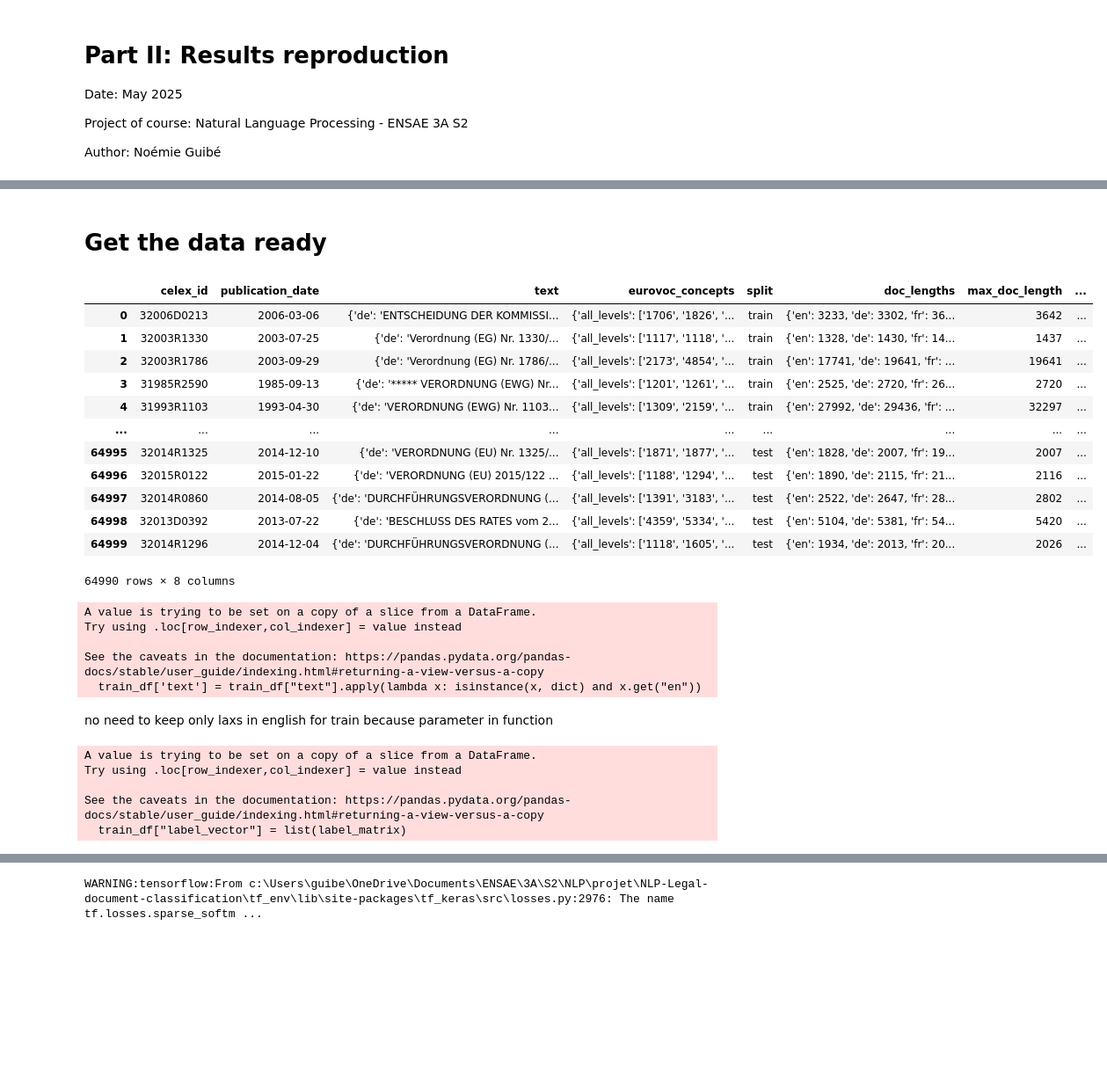
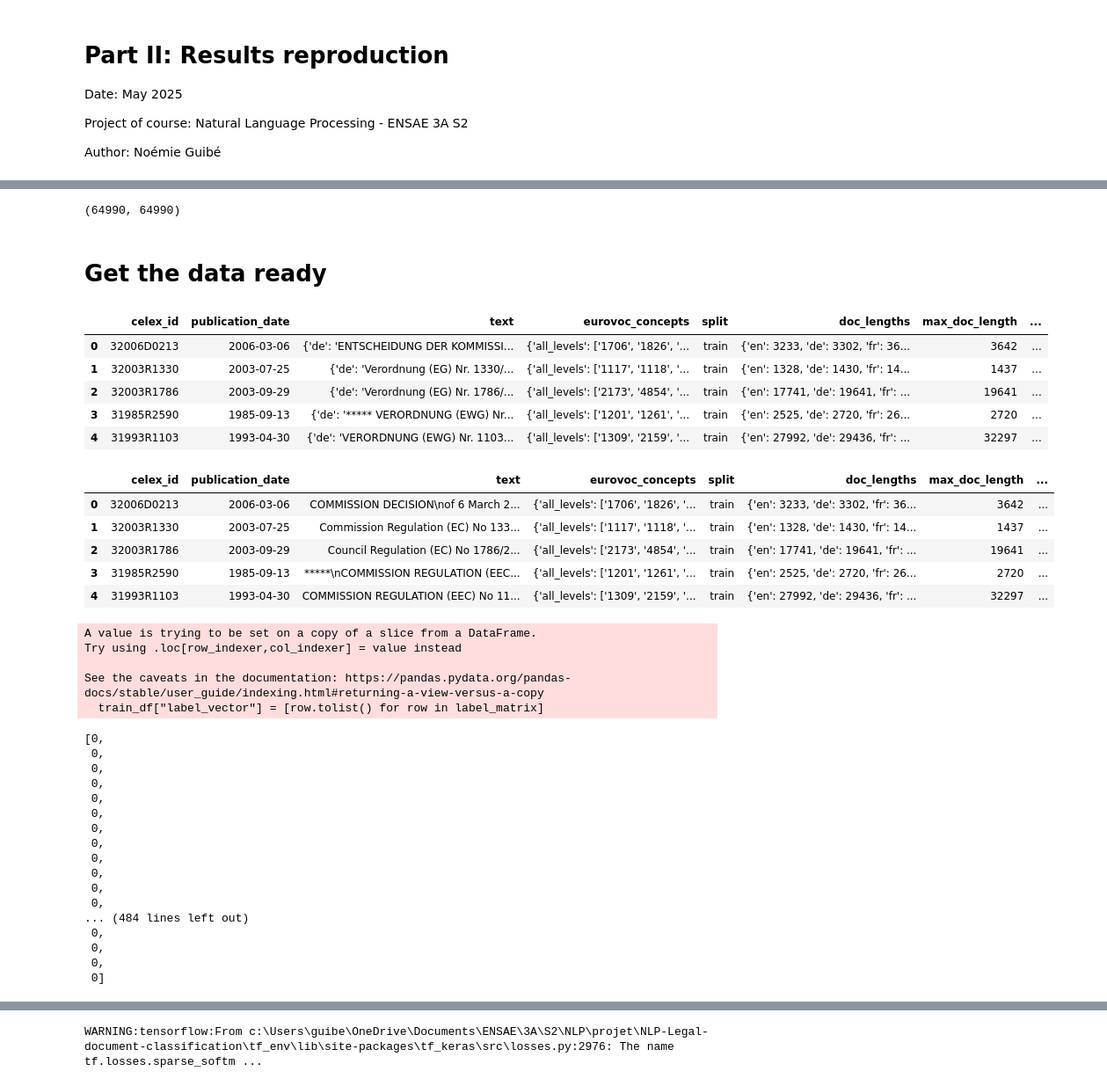
Before and after one commit to nguibe/NLP-Legal-document-classification, a Jupyter notebook: 2 - Results reproduction.ipynb, the cells around one changed output, grey strips where cells are left out. Shown: that part at 88% size. Saved outputs shown, nothing was run; the diff lists cells and outputs as text; code cells hidden in the pictures; blank space fills up the shorter version.

```diff
--- a/2 - Results reproduction.ipynb
+++ b/2 - Results reproduction.ipynb
@@ -15,22 +15,3 @@ import json
 # %%
 # import data base
 df = pd.read_parquet('data/dataset/multi_eurlex_reduced.parquet', engine='pyarrow')
-# %%
-# import train, test and dev datasets - Note: this take 2-3 min
-with open('../train.jsonl', 'r', encoding='utf-8') as f:
-    train_ds = [json.loads(line) for line in f]
-train_df = pd.DataFrame(train_ds).assign(split='train')
-print(f'Train dataset has {len(train_df)} rows, as expected')
-
-with open('../dev.jsonl', 'r', encoding='utf-8') as f:
-    dev_ds = [json.loads(line) for line in f]
-dev_df   = pd.DataFrame(dev_ds).assign(split='dev')
-print(f'Dev dataset has {len(dev_df)} rows, as expected')
-
-with open('../test.jsonl', 'r', encoding='utf-8') as f:
-    test_ds = [json.loads(line) for line in f]
-test_df  = pd.DataFrame(test_ds).assign(split='test')
-print(f'Test dataset has {len(test_df)} rows, as expected')
-
-df = pd.concat([train_df, dev_df, test_df], ignore_index=True)
-df.head()
@@ -69,3 +30,7 @@ df_reduced['doc_lengths'] = df_reduced['text'].apply(compute_lengths)
 df_reduced['max_doc_length'] = df_reduced['doc_lengths'].apply(lambda d: max(d.values(), default=0))
 # %%
 df_reduced = df_reduced[df_reduced['max_doc_length']<500000]
+# %%
+len(df_reduced[df_reduced['max_doc_length']<500000]), len(df_reduced)
+# %% [output]
+(64990, 64990)
@@ -75,31 +42,18 @@ df_reduced = df_reduced[df_reduced['max_doc_length']<500000]
 # keep only level 3 labels
 df_reduced['level_3_labels'] = df_reduced['eurovoc_concepts'].apply(lambda d: d['level_3'] if 'level_3' in d else [])
 # %%
-df_reduced
+df_reduced.head()
 # %% [output]
 |  | celex_id | publication_date | text | eurovoc_concepts | split | doc_lengths | max_doc_length | ... |
 | 0 | 32006D0213 | 2006-03-06 | {'de': 'ENTSCHEIDUNG DER KOMMISSI... | {'all_levels': ['1706', '1826', '... | train | {'en': 3233, 'de': 3302, 'fr': 36... | 3642 | ... |
 | 1 | 32003R1330 | 2003-07-25 | {'de': 'Verordnung (EG) Nr. 1330/... | {'all_levels': ['1117', '1118', '... | train | {'en': 1328, 'de': 1430, 'fr': 14... | 1437 | ... |
 | 2 | 32003R1786 | 2003-09-29 | {'de': 'Verordnung (EG) Nr. 1786/... | {'all_levels': ['2173', '4854', '... | train | {'en': 17741, 'de': 19641, 'fr': ... | 19641 | ... |
 | 3 | 31985R2590 | 1985-09-13 | {'de': '***** VERORDNUNG (EWG) Nr... | {'all_levels': ['1201', '1261', '... | train | {'en': 2525, 'de': 2720, 'fr': 26... | 2720 | ... |
 | 4 | 31993R1103 | 1993-04-30 | {'de': 'VERORDNUNG (EWG) Nr. 1103... | {'all_levels': ['1309', '2159', '... | train | {'en': 27992, 'de': 29436, 'fr': ... | 32297 | ... |
-| ... | ... | ... | ... | ... | ... | ... | ... | ... |
-| 64995 | 32014R1325 | 2014-12-10 | {'de': 'VERORDNUNG (EU) Nr. 1325/... | {'all_levels': ['1871', '1877', '... | test | {'en': 1828, 'de': 2007, 'fr': 19... | 2007 | ... |
-| 64996 | 32015R0122 | 2015-01-22 | {'de': 'VERORDNUNG (EU) 2015/122 ... | {'all_levels': ['1188', '1294', '... | test | {'en': 1890, 'de': 2115, 'fr': 21... | 2116 | ... |
-| 64997 | 32014R0860 | 2014-08-05 | {'de': 'DURCHFÜHRUNGSVERORDNUNG (... | {'all_levels': ['1391', '3183', '... | test | {'en': 2522, 'de': 2647, 'fr': 28... | 2802 | ... |
-| 64998 | 32013D0392 | 2013-07-22 | {'de': 'BESCHLUSS DES RATES vom 2... | {'all_levels': ['4359', '5334', '... | test | {'en': 5104, 'de': 5381, 'fr': 54... | 5420 | ... |
-| 64999 | 32014R1296 | 2014-12-04 | {'de': 'DURCHFÜHRUNGSVERORDNUNG (... | {'all_levels': ['1118', '1605', '... | test | {'en': 1934, 'de': 2013, 'fr': 20... | 2026 | ... |
-64990 rows × 8 columns
 # %%
 train_df = df_reduced[df_reduced['split']=='train']
 # English-only training set
-train_df['text'] = train_df["text"].apply(lambda x: isinstance(x, dict) and x.get("en"))
+train_df.loc[:,'text'] = train_df["text"].apply(lambda x: isinstance(x, dict) and x.get("en"))
-# %% [output]
-A value is trying to be set on a copy of a slice from a DataFrame.
-Try using .loc[row_indexer,col_indexer] = value instead
-
-See the caveats in the documentation: https://pandas.pydata.org/pandas-docs/stable/user_guide/indexing.html#returning-a-view-versus-a-copy
-  train_df['text'] = train_df["text"].apply(lambda x: isinstance(x, dict) and x.get("en"))
 # %%
 # test
 test_df = df_reduced[df_reduced['split']=='test']
@@ -121,5 +75,12 @@ for lang in test_langs:
 
 # Combine the list of DataFrames into one (exploded test set)
 final_test_df = pd.concat(test_dfs, ignore_index=True)
-# %% [markdown]
-no need to keep only laxs in english for train because parameter in function
+# %%
+train_df.head()
+# %% [output]
+|  | celex_id | publication_date | text | eurovoc_concepts | split | doc_lengths | max_doc_length | ... |
+| 0 | 32006D0213 | 2006-03-06 | COMMISSION DECISION\nof 6 March 2... | {'all_levels': ['1706', '1826', '... | train | {'en': 3233, 'de': 3302, 'fr': 36... | 3642 | ... |
+| 1 | 32003R1330 | 2003-07-25 | Commission Regulation (EC) No 133... | {'all_levels': ['1117', '1118', '... | train | {'en': 1328, 'de': 1430, 'fr': 14... | 1437 | ... |
+| 2 | 32003R1786 | 2003-09-29 | Council Regulation (EC) No 1786/2... | {'all_levels': ['2173', '4854', '... | train | {'en': 17741, 'de': 19641, 'fr': ... | 19641 | ... |
+| 3 | 31985R2590 | 1985-09-13 | *****\nCOMMISSION REGULATION (EEC... | {'all_levels': ['1201', '1261', '... | train | {'en': 2525, 'de': 2720, 'fr': 26... | 2720 | ... |
+| 4 | 31993R1103 | 1993-04-30 | COMMISSION REGULATION (EEC) No 11... | {'all_levels': ['1309', '2159', '... | train | {'en': 27992, 'de': 29436, 'fr': ... | 32297 | ... |
@@ -128,16 +98,36 @@ from sklearn.preprocessing import MultiLabelBinarizer
 
 mlb = MultiLabelBinarizer()
 label_matrix = mlb.fit_transform(train_df["level_3_labels"])
-train_df["label_vector"] = list(label_matrix)
+train_df["label_vector"] = [row.tolist() for row in label_matrix]
 
 # Apply same transformation to test sets
-final_test_df["label_vector"] = list(mlb.transform(final_test_df["level_3_labels"]))
+final_test_df["label_vector"] = [row.tolist() for row in mlb.transform(final_test_df["level_3_labels"])]
 # %% [output]
 A value is trying to be set on a copy of a slice from a DataFrame.
 Try using .loc[row_indexer,col_indexer] = value instead
 
 See the caveats in the documentation: https://pandas.pydata.org/pandas-docs/stable/user_guide/indexing.html#returning-a-view-versus-a-copy
-  train_df["label_vector"] = list(label_matrix)
+  train_df["label_vector"] = [row.tolist() for row in label_matrix]
+# %%
+train_df["label_vector"].iloc[0]
+# %% [output]
+[0,
+ 0,
+ 0,
+ 0,
+ 0,
+ 0,
+ 0,
+ 0,
+ 0,
+ 0,
+ 0,
+ 0,
+... (484 lines left out)
+ 0,
+ 0,
+ 0,
+ 0]
 # %%
 from datasets import Dataset
 
```
Also changed, not shown: parts of 50 cells of this notebook, 3 other files.
